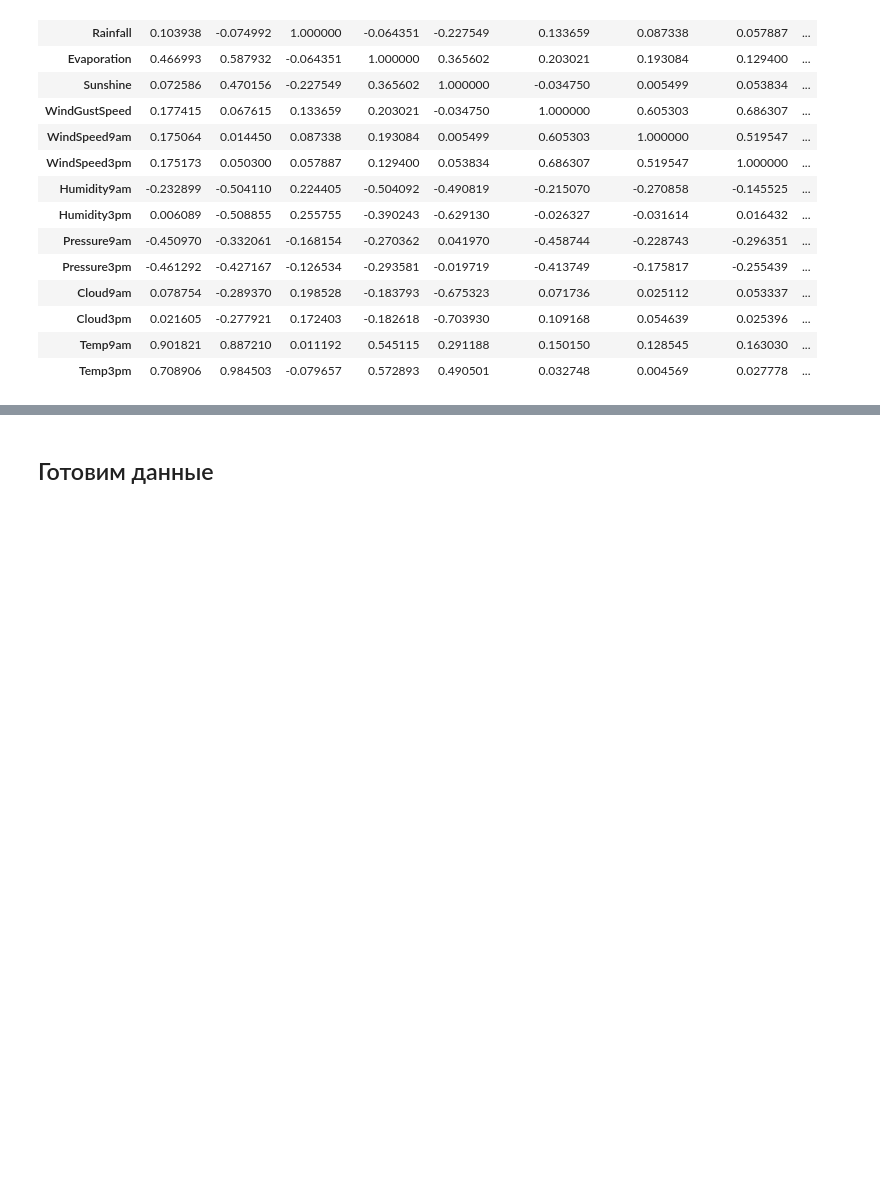
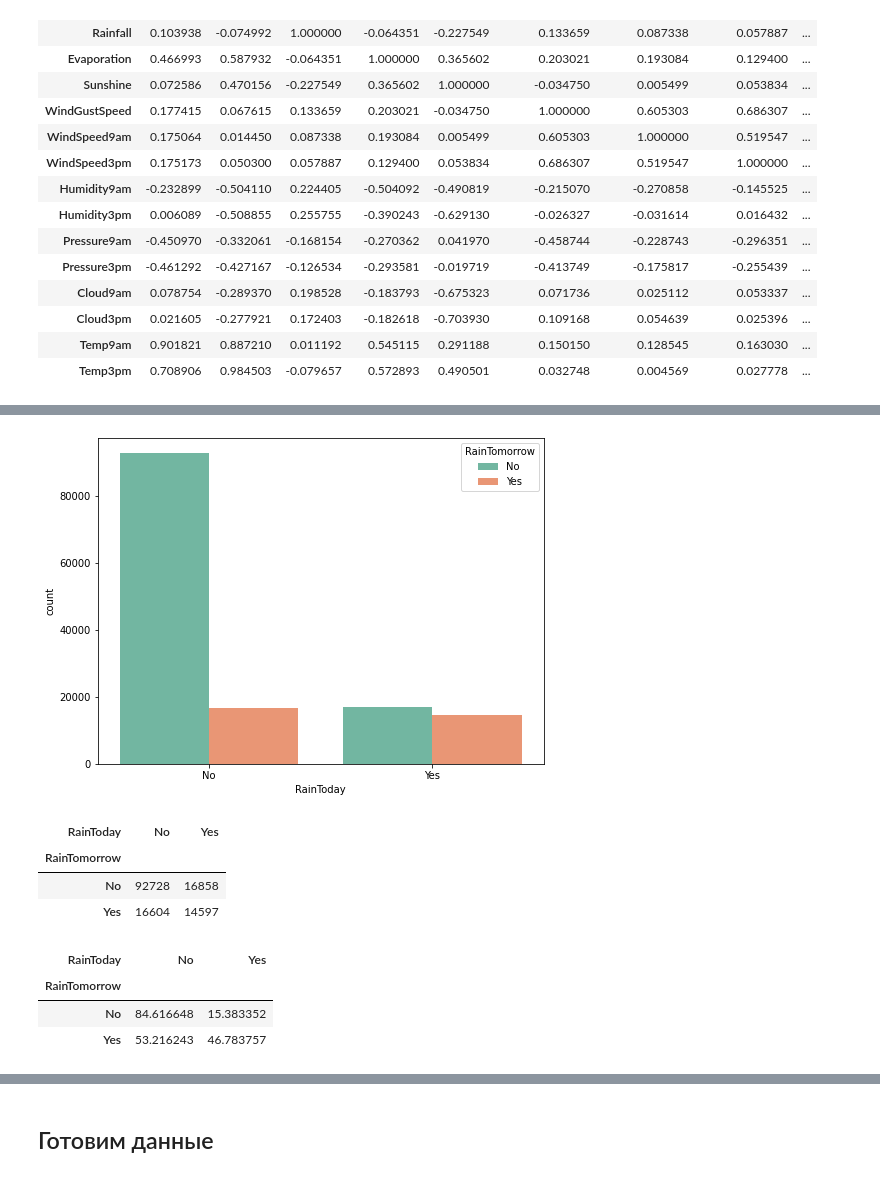
Before and after one commit to Morizz000/MachineLearning2022, a Jupyter notebook: RainAustralia.ipynb, the cells around one changed output, grey strips where cells are left out. Cells and saved outputs as stored; diff of their text form; code cells hidden in the pictures; blank space fills up the shorter version.

```diff
--- a/RainAustralia.ipynb
+++ b/RainAustralia.ipynb
@@ -276,0 +229,21 @@ array(['W', 'NNW', 'SE', 'ENE', 'SW', 'SSE', 'S', 'NE', nan, 'SSW', 'N',
+# %%
+plt.figure(figsize=(8,6))
+sns.countplot(data['RainToday'], hue=data['RainTomorrow'],palette='Set2');
+# %% [output]
+[figure, added]
+# %%
+x=pd.crosstab(data['RainTomorrow'],data['RainToday'])
+x
+# %% [output]
+| RainToday | No | Yes |
+| RainTomorrow |  |  |
+| No | 92728 | 16858 |
+| Yes | 16604 | 14597 |
+# %%
+y=x/x.transpose().sum().values.reshape(2,1)*100
+y
+# %% [output]
+| RainToday | No | Yes |
+| RainTomorrow |  |  |
+| No | 84.616648 | 15.383352 |
+| Yes | 53.216243 | 46.783757 |
```
Also changed, not shown: parts of 112 cells of this notebook.
